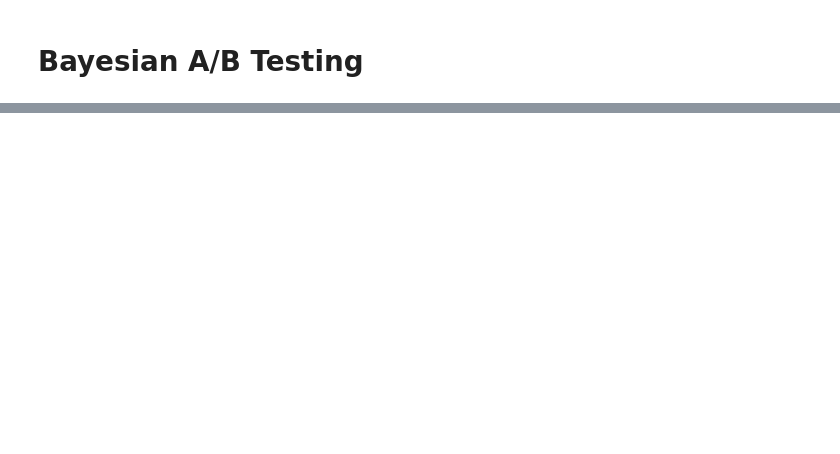
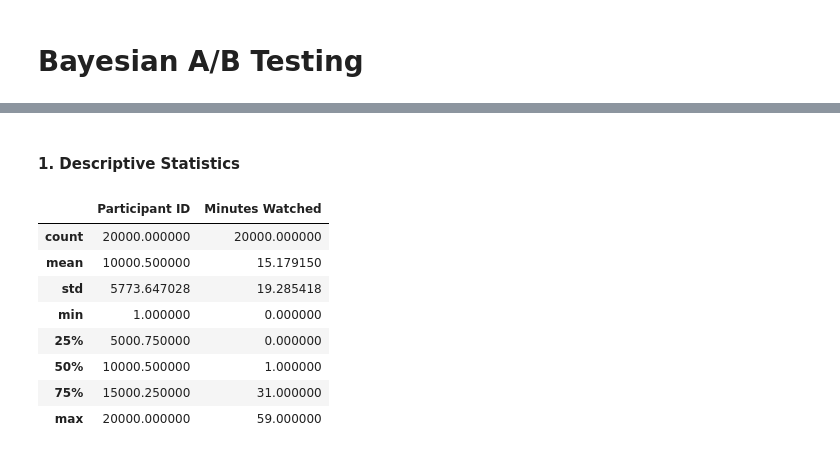
Before and after one commit to St1gg3r6/ZTMBusinessAnalytics, a Jupyter notebook: Business Analyst 2025/A-B Testing and Experimentation/Mastering A-B Testing/Mastering A_B Testing SU.ipynb, the cells around one changed output, grey strips where cells are left out. Saved outputs shown, nothing was run; the diff lists cells and outputs as text; code cells hidden in the pictures; blank space fills up the shorter version.

```diff
--- a/Business Analyst 2025/A-B Testing and Experimentation/Mastering A-B Testing/Mastering A_B Testing SU.ipynb
+++ b/Business Analyst 2025/A-B Testing and Experimentation/Mastering A-B Testing/Mastering A_B Testing SU.ipynb
@@ -135,0 +328,14 @@ tfd = tfp.distributions
+# %% [markdown]
+#### 1. Descriptive Statistics
+# %%
+df_netflix.describe()
+# %% [output]
+|  | Participant ID | Minutes Watched |
+| count | 20000.000000 | 20000.000000 |
+| mean | 10000.500000 | 15.179150 |
+| std | 5773.647028 | 19.285418 |
+| min | 1.000000 | 0.000000 |
+| 25% | 5000.750000 | 0.000000 |
+| 50% | 10000.500000 | 1.000000 |
+| 75% | 15000.250000 | 31.000000 |
+| max | 20000.000000 | 59.000000 |
```
Also changed, not shown: parts of 31 cells of this notebook, 1 other file.
